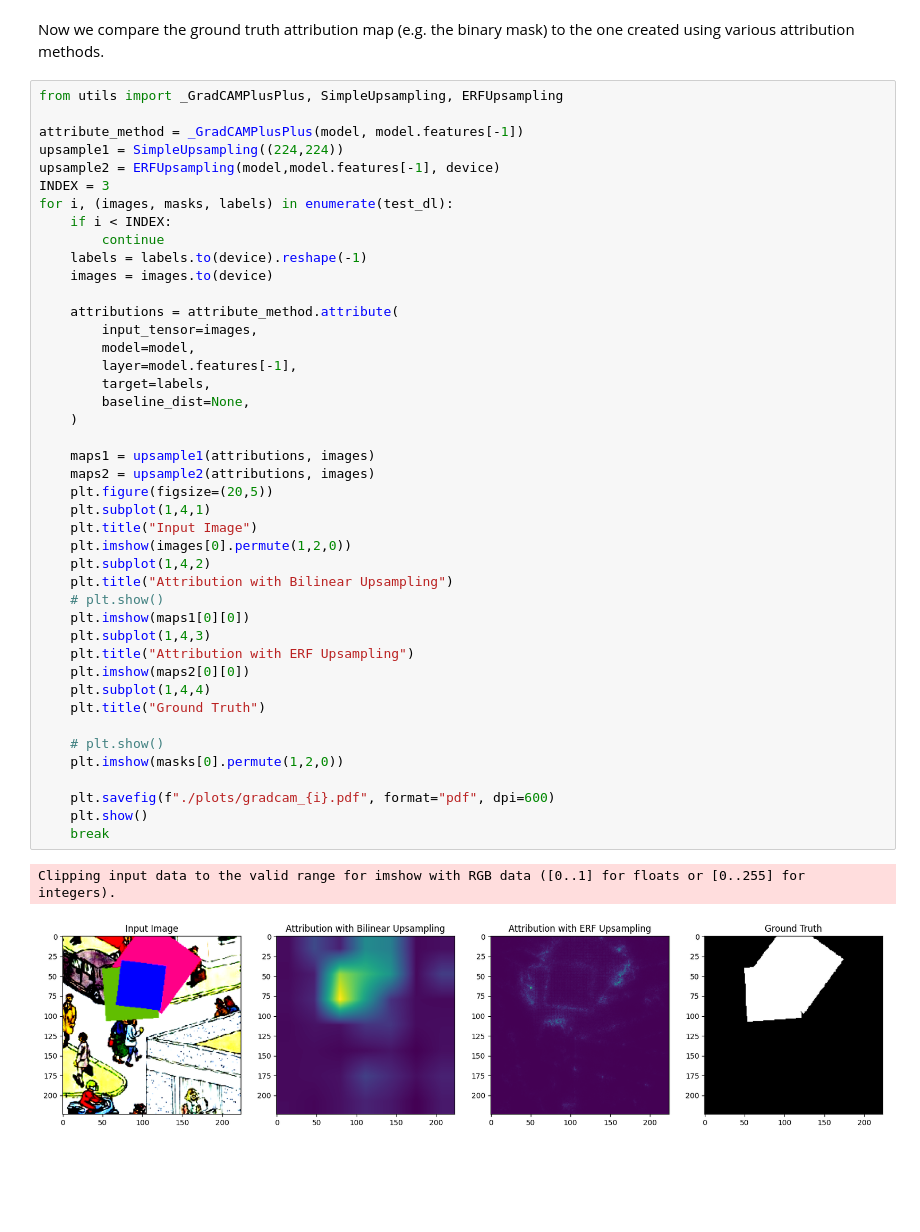
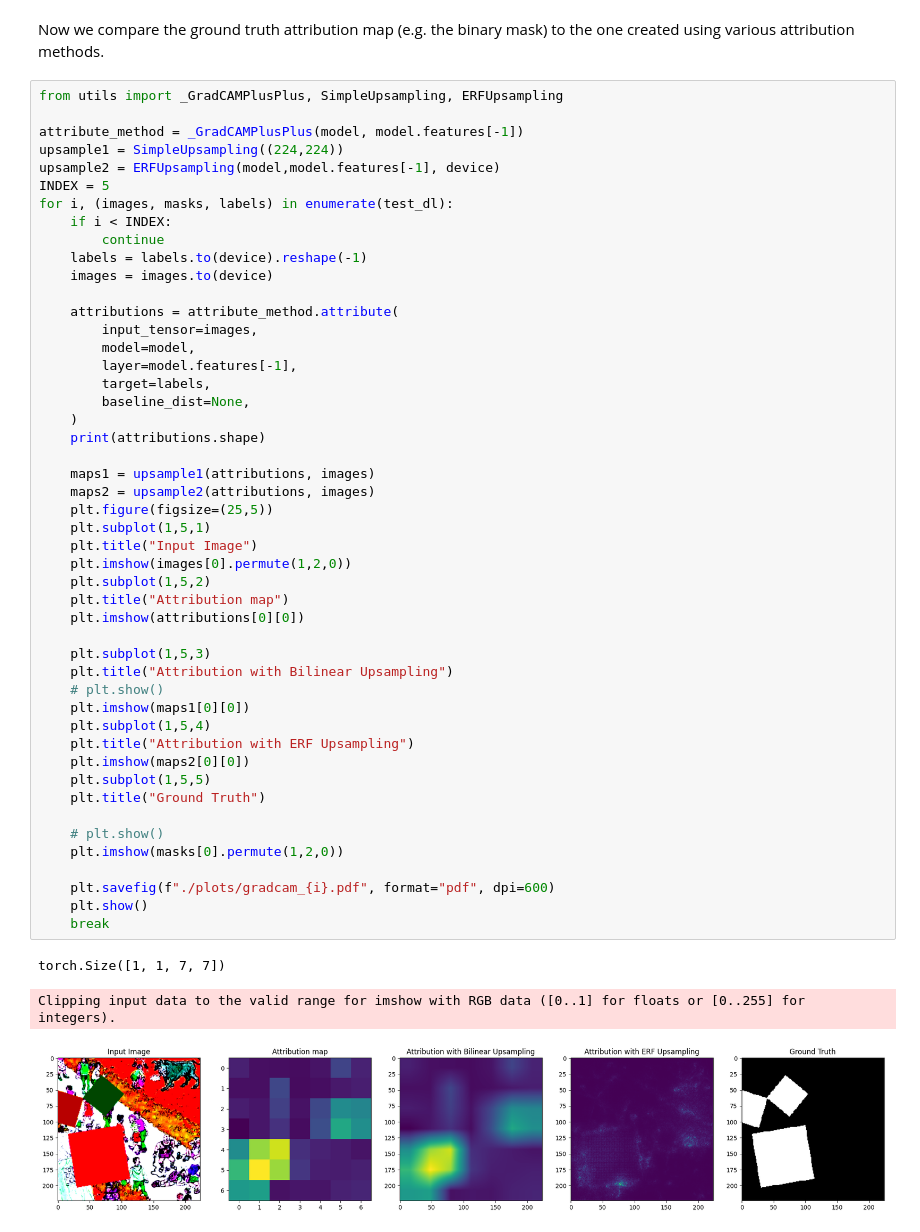
Before and after one commit to liuktc/ML4CV_XAI, a Jupyter notebook: synthetic_test.ipynb, the cells around one changed output. Cells and saved outputs as stored; diff of their text form; blank space fills up the shorter version.

```diff
--- a/synthetic_test.ipynb
+++ b/synthetic_test.ipynb
@@ -68,43 +68,49 @@ from utils import _GradCAMPlusPlus, SimpleUpsampling, ERFUpsampling
 attribute_method = _GradCAMPlusPlus(model, model.features[-1])
 upsample1 = SimpleUpsampling((224,224))
 upsample2 = ERFUpsampling(model,model.features[-1], device)
-INDEX = 3
+INDEX = 5
 for i, (images, masks, labels) in enumerate(test_dl):
     if i < INDEX:
         continue
     labels = labels.to(device).reshape(-1)
     images = images.to(device)
 
     attributions = attribute_method.attribute(
         input_tensor=images,
         model=model,
         layer=model.features[-1],
         target=labels,
         baseline_dist=None,
     )
+    print(attributions.shape)
 
     maps1 = upsample1(attributions, images)
     maps2 = upsample2(attributions, images)
-    plt.figure(figsize=(20,5))
-    plt.subplot(1,4,1)
+    plt.figure(figsize=(25,5))
+    plt.subplot(1,5,1)
     plt.title("Input Image")
     plt.imshow(images[0].permute(1,2,0))
-    plt.subplot(1,4,2)
+    plt.subplot(1,5,2)
+    plt.title("Attribution map")
+    plt.imshow(attributions[0][0])
+
+    plt.subplot(1,5,3)
     plt.title("Attribution with Bilinear Upsampling")
     # plt.show()
     plt.imshow(maps1[0][0])
-    plt.subplot(1,4,3)
+    plt.subplot(1,5,4)
     plt.title("Attribution with ERF Upsampling")
     plt.imshow(maps2[0][0])
-    plt.subplot(1,4,4)
+    plt.subplot(1,5,5)
     plt.title("Ground Truth")
 
     # plt.show()
     plt.imshow(masks[0].permute(1,2,0))
 
     plt.savefig(f"./plots/gradcam_{i}.pdf", format="pdf", dpi=600)
     plt.show()
     break
 # %% [output]
-Clipping input data to the valid range for imshow with RGB data ([0..1] for floats or [0..255] for integers).
+torch.Size([1, 1, 7, 7])
+Clipping input data to the valid range for imshow with RGB data ([0..1] for floats or [0..255] for integers).
-[figure, old version]
+[figure, new version]
```
Also changed, not shown: parts of 1 cell of this notebook, 8 other files.
